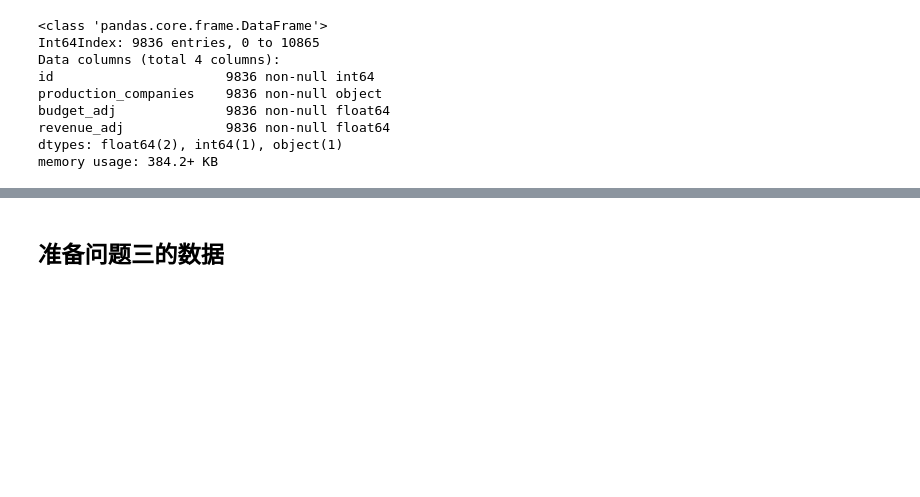
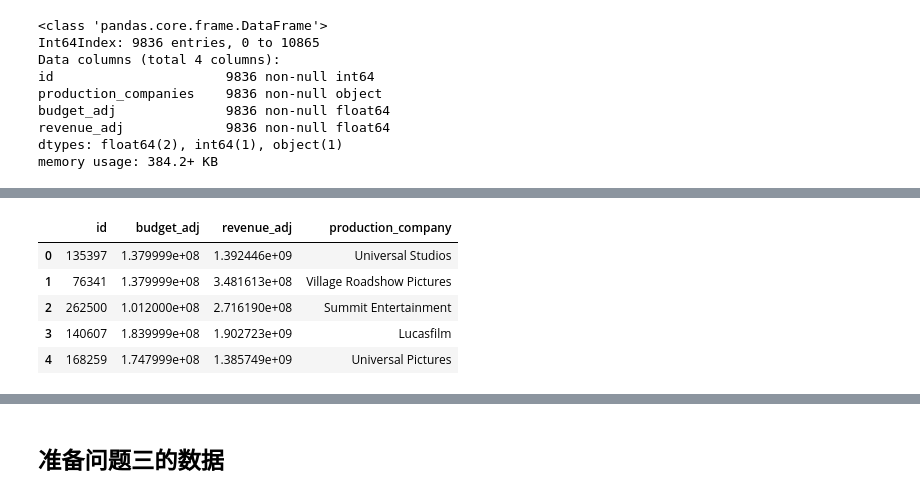
Before and after one commit to ZJsnowman/udacity, a Jupyter notebook: project3/project3.ipynb, the cells around one changed output, grey strips where cells are left out. Saved outputs shown, nothing was run; the diff lists cells and outputs as text; code cells hidden in the pictures; blank space fills up the shorter version.

```diff
--- a/project3/project3.ipynb
+++ b/project3/project3.ipynb
@@ -171,0 +193,12 @@ merge_q2_df=pd.merge(dropna_q2_df,split_company,on='id')
+# %%
+melted_q2_df=pd.melt(
+    merge_q2_df,id_vars=['id','budget_adj','revenue_adj'],
+    value_vars=[0,1,2,3,4],value_name='production_company').drop('variable',axis=1).dropna()
+melted_q2_df.head()
+# %% [output]
+|  | id | budget_adj | revenue_adj | production_company |
+| 0 | 135397 | 1.379999e+08 | 1.392446e+09 | Universal Studios |
+| 1 | 76341 | 1.379999e+08 | 3.481613e+08 | Village Roadshow Pictures |
+| 2 | 262500 | 1.012000e+08 | 2.716190e+08 | Summit Entertainment |
+| 3 | 140607 | 1.839999e+08 | 1.902723e+09 | Lucasfilm |
+| 4 | 168259 | 1.747999e+08 | 1.385749e+09 | Universal Pictures |
```
Also changed, not shown: parts of 5 cells of this notebook, 4 other files.
